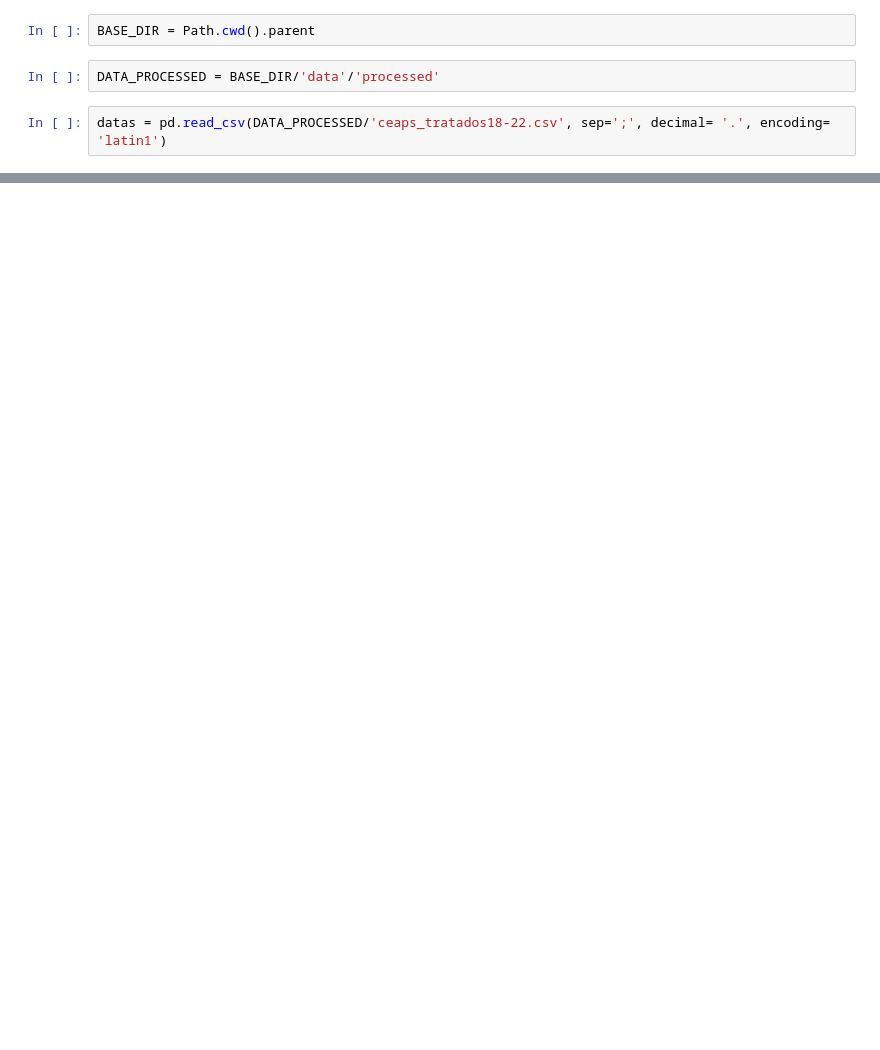
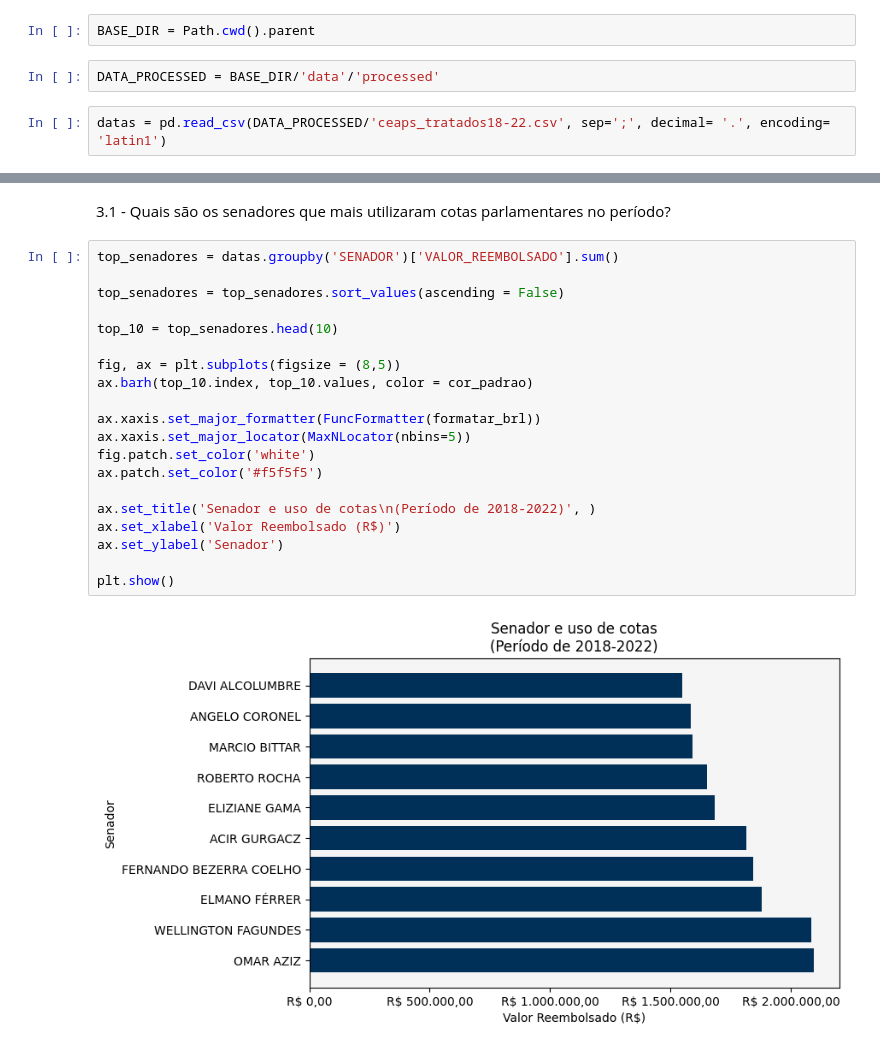
Before and after one commit to souhenriza/dados_ceaps, a Jupyter notebook: notebooks/datavisualization.ipynb, the cells around one changed output, grey strips where cells are left out. Drawn from its saved outputs; the diff is of its cells as text; blank space fills up the shorter version.

```diff
--- a/notebooks/datavisualization.ipynb
+++ b/notebooks/datavisualization.ipynb
@@ -61,0 +135,24 @@ datas.groupby('ANO')['VALOR_REEMBOLSADO'].sum()
+# %% [markdown]
+3.1 - Quais são os senadores que mais utilizaram cotas parlamentares no período?
+# %%
+top_senadores = datas.groupby('SENADOR')['VALOR_REEMBOLSADO'].sum()
+
+top_senadores = top_senadores.sort_values(ascending = False)
+
+top_10 = top_senadores.head(10)
+
+fig, ax = plt.subplots(figsize = (8,5))
+ax.barh(top_10.index, top_10.values, color = cor_padrao)
+
+ax.xaxis.set_major_formatter(FuncFormatter(formatar_brl))
+ax.xaxis.set_major_locator(MaxNLocator(nbins=5))
+fig.patch.set_color('white')
+ax.patch.set_color('#f5f5f5')
+
+ax.set_title('Senador e uso de cotas\n(Período de 2018-2022)', )
+ax.set_xlabel('Valor Reembolsado (R$)')
+ax.set_ylabel('Senador')
+
+plt.show()
+# %% [output]
+[figure, added]
```
Also changed, not shown: parts of 21 cells of this notebook, 1 other file.
